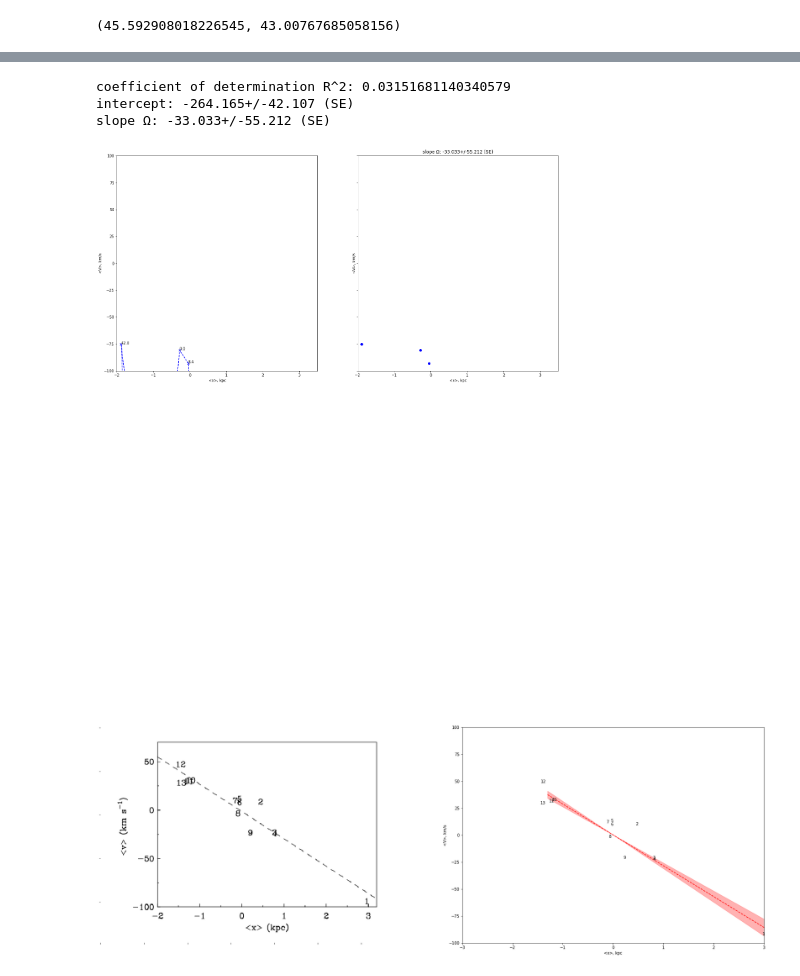
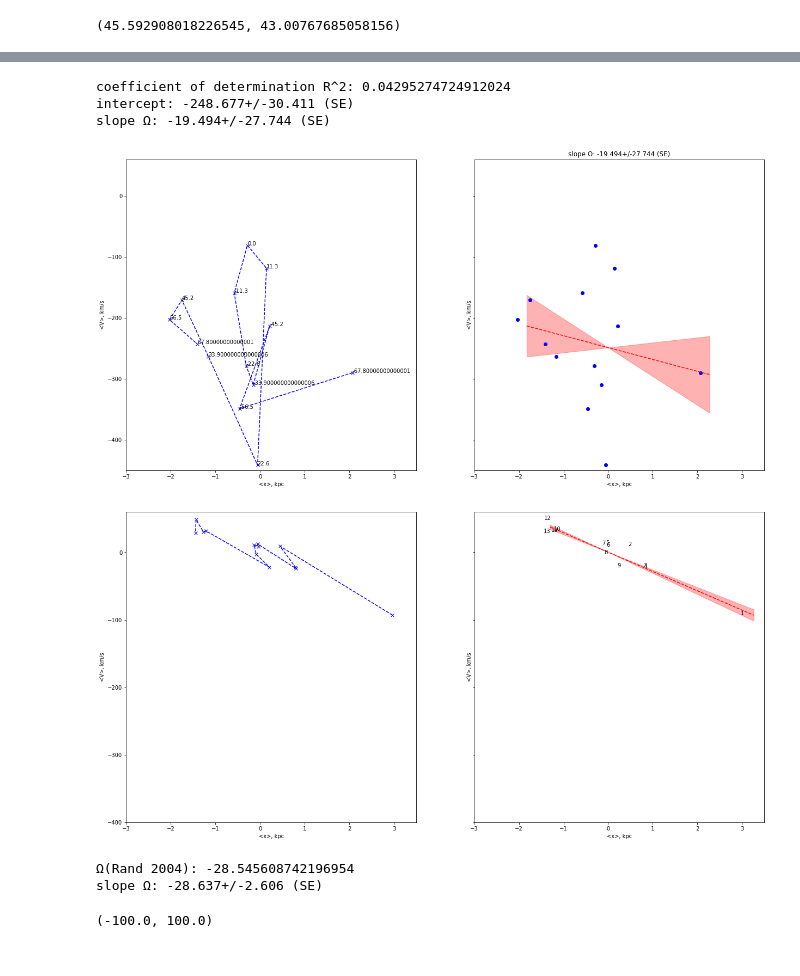
Before and after one commit to strawberryfieldss/galaxy, a Jupyter notebook: new/pyTWR-master/NGC4321.ipynb, the cells around one changed output, grey strips where cells are left out. Saved outputs shown, nothing was run; the diff lists cells and outputs as text; code cells hidden in the pictures.

```diff
--- a/new/pyTWR-master/NGC4321.ipynb
+++ b/new/pyTWR-master/NGC4321.ipynb
@@ -290,7 +290,7 @@ omega, omega_SE = pytwr.solve_TW(intens=plane_intens,
               center=image_center,
               incl=incl,
               ys = [],
-              delta_y=8.4,
+              delta_y=11.3,
               y_bins=6,
               X_max=100.0,
               ymin=0.,
@@ -298,10 +298,10 @@ omega, omega_SE = pytwr.solve_TW(intens=plane_intens,
               r_scale=pix_kpc,
               ax=None,
               img_scale=1.5,
-              x1=-2,
+              x1=-3,
               x2=3.5,
-              y1=-100,
-              y2=100)
+              y1=-450,
+              y2=60)
 
 
 import matplotlib.pyplot as plt
@@ -345,38 +345,10 @@ r_sq = ols_result.rsquared
 ymin=0.
 delta_y=8.4
 y_bins=6
-
-#if len(ys) == 0:
-#        ys = [ymin+_*delta_y for _ in range(-y_bins, y_bins+1, 1)]
-#fig, axes = plt.subplots(figsize=[14 * img_scale, 7 * img_scale], ncols=2, nrows=1, sharey=True, sharex=True)
-fig, axes = plt.subplots(1, 2,figsize=[30, 10])
-ax = axes[0]
-ax.spines['left'].set_visible(False)
-ax.spines['top'].set_visible(False)
-ax.spines['right'].set_visible(False)
-ax.spines['bottom'].set_visible(False)
-ax.set_yticklabels([])
-ax.set_xticklabels([])
-#ax.plot(xp, yp, 'x--', color='b')
-#for ind_i, yi in enumerate(ys):
-#    ax.annotate(str(yi), (xp[ind_i], yp[ind_i]))
-axes[0].imshow(Im.open('4321.png'))
-#ax.set_xlabel('<x>, kpc')
-#ax.set_ylabel('<V>, km/s')
-ax = axes[1]
-#ax.plot(xp, yp, 'o', color='b')
 pps = np.linspace(min(xp)*0.9, max(xp)*1.1, 100)
 y_pred = linm(ols_result.params[1], ols_result.params[0], pps)
-ax.plot(pps, y_pred, '--', color='r')
 y_pred_max = linm(ols_result.params[1] - ols_result.bse[1], ols_result.params[0], pps)
 y_pred_min = linm(ols_result.params[1] + ols_result.bse[1], ols_result.params[0], pps)
-ax.fill_between(pps, y_pred_max, y_pred_min, alpha=0.3, color='r')
-for ind_i in range(0,13):
-    ax.annotate(str(ind_i+1), (xp[ind_i], yp[ind_i]))
-ax.set_xlabel('<x>, kpc')
-ax.set_ylabel('<V>, km/s')
-ax.set_xlim(-3,3)
-ax.set_ylim(-100,100)
 fig, axes_ = plt.subplots(figsize=[14 * img_scale, 7 * img_scale], ncols=2, nrows=1, sharey=True, sharex=True)
 ax = axes_[0]
 ax.plot(xp, yp, 'x--', color='b')
@@ -397,9 +369,35 @@ for ind_i in range(0,13):
     ax.annotate(str(ind_i+1), (xp[ind_i], yp[ind_i]))
 ax.set_xlabel('<x>, kpc')
 ax.set_ylabel('<V>, km/s')
-ax.set_xlim(-3,3)
-ax.set_ylim(-100,100)
+ax.set_xlim(-3,3.5)
+ax.set_ylim(-400,60)
 plt.show()
 print('Ω(Rand 2004):',(y1-y0)/(x1-x0))
 print('slope Ω: {:.3f}+/-{:.3f} (SE)'.format(ols_result.params[1], ols_result.bse[1]))
+
+fig, axes = plt.subplots(1, 2,figsize=[30, 10])
+ax = axes[0]
+ax.spines['left'].set_visible(False)
+ax.spines['top'].set_visible(False)
+ax.spines['right'].set_visible(False)
+ax.spines['bottom'].set_visible(False)
+ax.set_yticklabels([])
+ax.set_xticklabels([])
+#ax.plot(xp, yp, 'x--', color='b')
+#for ind_i, yi in enumerate(ys):
+#    ax.annotate(str(yi), (xp[ind_i], yp[ind_i]))
+axes[0].imshow(Im.open('4321.png'))
+#ax.set_xlabel('<x>, kpc')
+#ax.set_ylabel('<V>, km/s')
+ax = axes[1]
+#ax.plot(xp, yp, 'o', color='b')
+
+ax.plot(pps, y_pred, '--', color='r')
+ax.fill_between(pps, y_pred_max, y_pred_min, alpha=0.3, color='r')
+for ind_i in range(0,13):
+    ax.annotate(str(ind_i+1), (xp[ind_i], yp[ind_i]))
+ax.set_xlabel('<x>, kpc')
+ax.set_ylabel('<V>, km/s')
+ax.set_xlim(-3,3.5)
+ax.set_ylim(-100,100)
 # %% [output]
@@ -407,5 +405,8 @@ print('slope Ω: {:.3f}+/-{:.3f} (SE)'.format(ols_result.params[1], ols_result.b
-coefficient of determination R^2: 0.03151681140340579
-intercept: -264.165+/-42.107 (SE)
-slope Ω: -33.033+/-55.212 (SE)
+coefficient of determination R^2: 0.04295274724912024
+intercept: -248.677+/-30.411 (SE)
+slope Ω: -19.494+/-27.744 (SE)
-[figure, old version]
+[figure, new version]
-[figure, old version]
+[figure, new version]
+Ω(Rand 2004): -28.545608742196954
+slope Ω: -28.637+/-2.606 (SE)
+(-100.0, 100.0)
```
Also changed, not shown: parts of 5 cells of this notebook.
